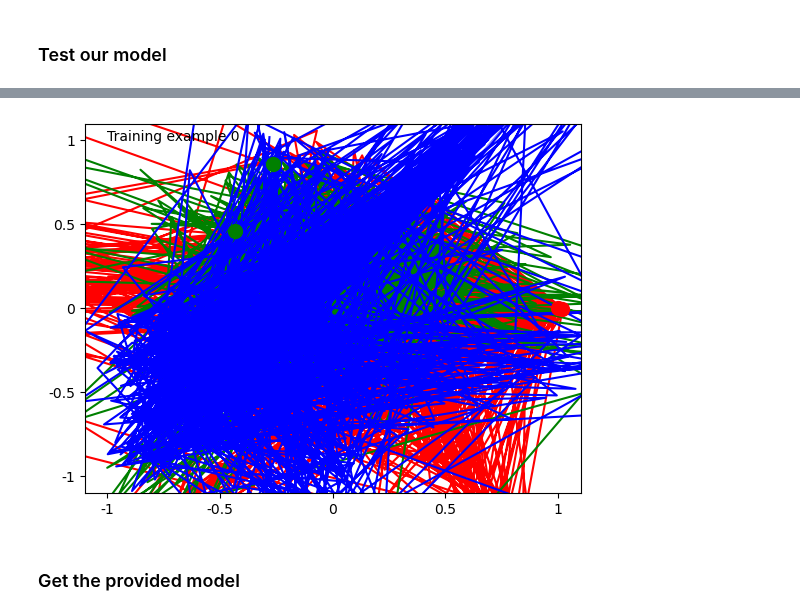
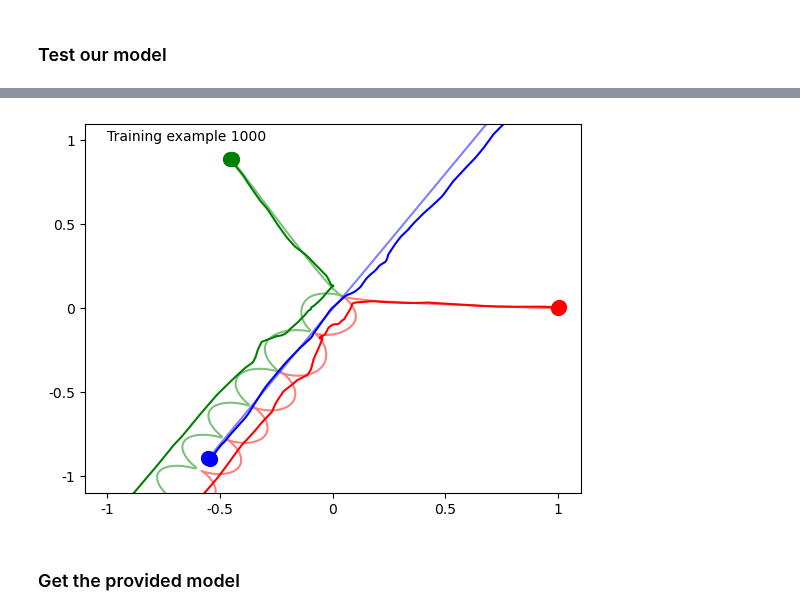
Before and after one commit to stach/lfd-project, a Jupyter notebook: Project2/project2.ipynb, the cells around one changed output, grey strips where cells are left out. Drawn from its saved outputs; the diff is of its cells as text; code cells hidden in the pictures.

```diff
--- a/Project2/project2.ipynb
+++ b/Project2/project2.ipynb
@@ -139,13 +137,18 @@ y = data[:, :, 1:5]
 # %%
+x = data[:, :, [0,3,4]]
+y = data[:, :, 1:5]
+
+# Test
+a = np.repeat(x[:,0,[1,2]][:, np.newaxis, :], 1000, axis=1)
+b = np.expand_dims(x[:,:,0], 2)
+x = np.concatenate((b,a), axis=2)
+
 # As mentioned, some of the trajectories contain collisions such that the positions of the particles get stuck at (0, 0).
 # Check the data to find those trajectories and remove them before training your model.
 zero_trajectories = np.all(y[:,-1,:] == np.zeros(4), axis=1) # all trajectories that end at (0,0,0,0)
 x = x[np.invert(zero_trajectories),:,:]
 y = y[np.invert(zero_trajectories),:,:]
 
-x = x.reshape(1000*x.shape[0],3)
-y = y.reshape(1000*y.shape[0],4)
-
 print(x.shape)
 print(y.shape)
 # %% [output]
@@ -156,10 +159,19 @@ print(y.shape)
 X_train, X_test, y_train, y_test = train_test_split(x, y, test_size=TEST_SPLIT, random_state=SEED)
 X_train, X_validation, y_train, y_validation = train_test_split(X_train, y_train, test_size=VALIDATION_SPLIT, random_state=SEED)
 
+X_train_single = X_train.reshape(1000*X_train.shape[0],3)
+y_train_single = y_train.reshape(1000*y_train.shape[0],4)
+
+X_test_single = X_test.reshape(1000*X_test.shape[0],3)
+y_test_single = y_test.reshape(1000*y_test.shape[0],4)
+
+X_validation_single = X_validation.reshape(1000*X_validation.shape[0],3)
+y_validation_single = y_validation.reshape(1000*y_validation.shape[0],4)
+
 # To tensor and batch
-dataset_train = tf.data.Dataset.from_tensor_slices((X_train, y_train)).batch(BATCH_SIZE)
-dataset_validation = tf.data.Dataset.from_tensor_slices((X_validation, y_validation)).batch(BATCH_SIZE)
-dataset_test = tf.data.Dataset.from_tensor_slices((X_test, y_test)).batch(BATCH_SIZE).batch(BATCH_SIZE)
+dataset_train = tf.data.Dataset.from_tensor_slices((X_train_single, y_train_single)).batch(BATCH_SIZE)
+dataset_validation = tf.data.Dataset.from_tensor_slices((X_validation_single, y_validation_single)).batch(BATCH_SIZE)
+dataset_test = tf.data.Dataset.from_tensor_slices((X_test_single, y_test_single)).batch(BATCH_SIZE).batch(BATCH_SIZE)
 # %% [markdown]
 For test purposes:
 # %%
@@ -229,7 +259,7 @@ validation_loss = load_data = np.load(f'./history/val_{model_name}.npy')
 callback_lr = tf.keras.callbacks.EarlyStopping(monitor='loss', patience=3)
 
 def scheduler(epoch, lr):
-  if epoch < 5:
+  if epoch < 7:
     return lr
   else:
     return lr * tf.math.exp(-0.1)
@@ -237,7 +267,7 @@ def scheduler(epoch, lr):
 callback_early_stopping = tf.keras.callbacks.LearningRateScheduler(scheduler)
 # %%
 history = model.fit(dataset_train,
-                    epochs=5,
+                    epochs=EPOCHS,
                     validation_data = dataset_validation,
                     callbacks=[callback_early_stopping,callback_lr],
                     )
@@ -268,10 +305,11 @@ yhat = model.predict(dataset_train)
 # %%
-idx = 0
-ele = yhat[idx:idx+1000].reshape(1000,4)
+idx = 1000
+input_data = np.hstack((X_train[idx,:,0].reshape(1000,1),np.full((1000,2),X_train[idx,0,1:])))
+yhat_pre_trained = model.predict(input_data)
 
-_, y_instance = get_data(data=data, idx=idx)
+y_instance = y_train[idx,:,:]
 
-p1_hat, p2_hat, p3_hat = get_trajectories(ele)
+p1_hat, p2_hat, p3_hat = get_trajectories(yhat_pre_trained)
 p1_gt, p2_gt, p3_gt = get_trajectories(y_instance)
 
 fig, ax = plt.subplots()
@@ -287,5 +325,5 @@ ax.set_yticklabels(ticks)
 # Plot once for ground truth: y
 plot_trajectories(p1_gt, p2_gt, p3_gt, ax=ax, label=idx, alpha=0.5)
 # Plot once for prediction: yhat
-plot_trajectories(p1_hat, p2_hat, p3_hat, ax=ax, label=idx)
+plot_trajectories(p1_hat, p2_hat, p3_hat, ax=ax, label=idx);
 # %% [output]
@@ -293,4 +331,4 @@ plot_trajectories(p1_hat, p2_hat, p3_hat, ax=ax, label=idx)
-[figure, old version]
+[figure, new version]
 # %% [markdown]
 ### Get the provided model
 # %%
```
Also changed, not shown: parts of 18 cells of this notebook, 9 other files.
